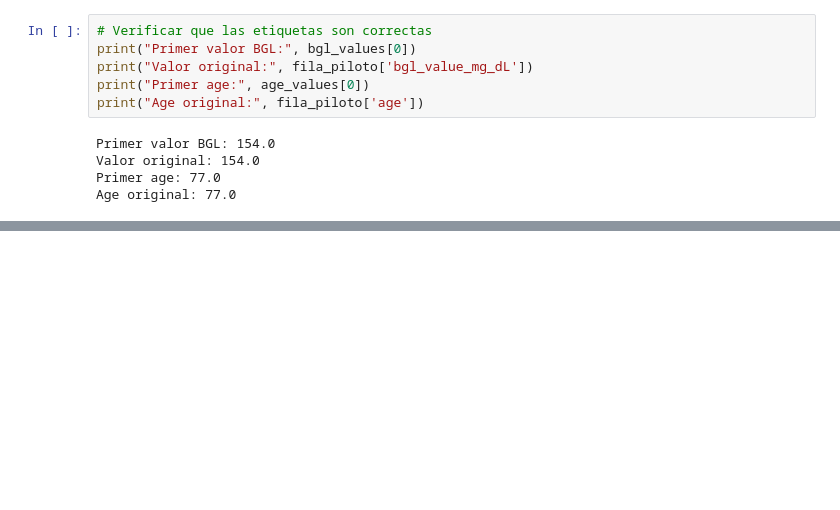
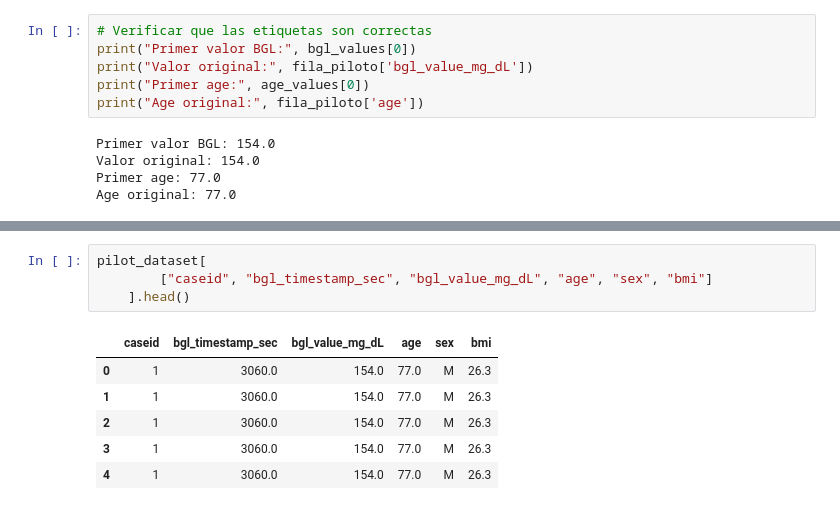
Before and after one commit to Axxel135/predict_bgl, a Jupyter notebook: notebooks/01_exploracion.ipynb, the cells around one changed output, grey strips where cells are left out. Saved outputs shown, nothing was run; the diff lists cells and outputs as text; blank space fills up the shorter version.

```diff
--- a/notebooks/01_exploracion.ipynb
+++ b/notebooks/01_exploracion.ipynb
@@ -381,0 +450,11 @@ Age original: 77.0
+# %%
+pilot_dataset[
+        ["caseid", "bgl_timestamp_sec", "bgl_value_mg_dL", "age", "sex", "bmi"]
+    ].head()
+# %% [output]
+|  | caseid | bgl_timestamp_sec | bgl_value_mg_dL | age | sex | bmi |
+| 0 | 1 | 3060.0 | 154.0 | 77.0 | M | 26.3 |
+| 1 | 1 | 3060.0 | 154.0 | 77.0 | M | 26.3 |
+| 2 | 1 | 3060.0 | 154.0 | 77.0 | M | 26.3 |
+| 3 | 1 | 3060.0 | 154.0 | 77.0 | M | 26.3 |
+| 4 | 1 | 3060.0 | 154.0 | 77.0 | M | 26.3 |
```
Also changed, not shown: parts of 8 cells of this notebook.
